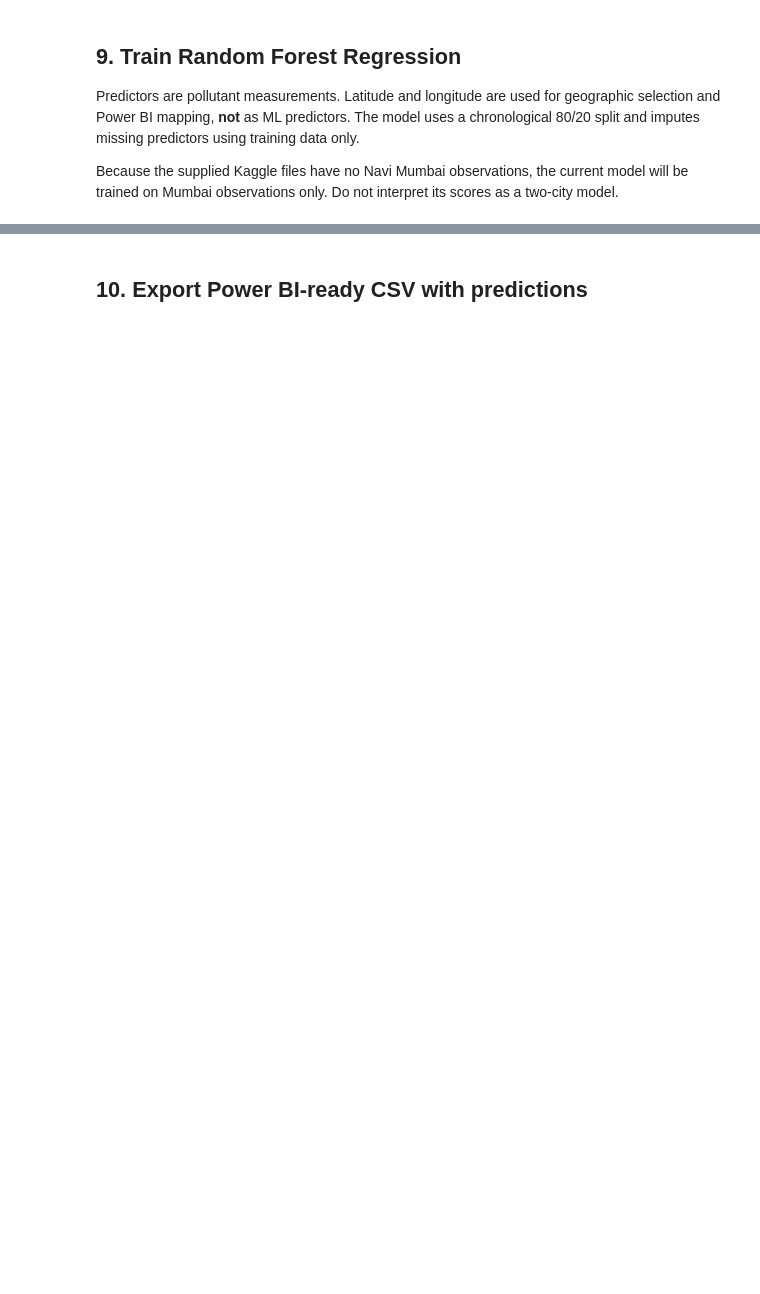
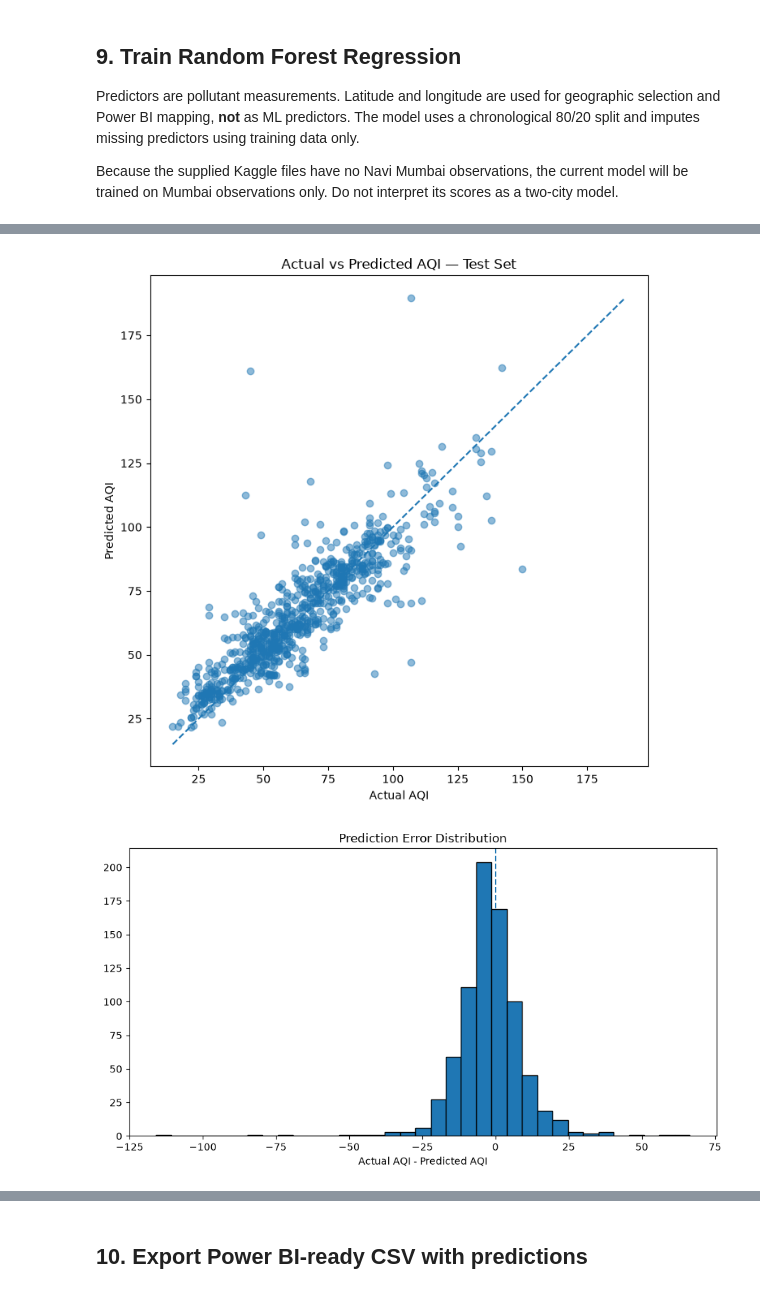
Before and after one commit to shubhamjatania17/DV-Mini-Project, a Jupyter notebook: ML_Pipeline.ipynb, the cells around one changed output, grey strips where cells are left out. Cells and saved outputs as stored; diff of their text form; code cells hidden in the pictures; blank space fills up the shorter version.

Commit message:
Final ML model run

```diff
--- a/ML_Pipeline.ipynb
+++ b/ML_Pipeline.ipynb
@@ -286,9 +409,22 @@ if split_at < 2 or len(model_data) - split_at < 1:
 train_df = model_data.iloc[:split_at].copy()
 test_df = model_data.iloc[split_at:].copy()
 
-X_train = train_df[pollutant_cols]
+# Keep only pollutant columns with at least one observed value in the training period.
+# SimpleImputer may otherwise drop all-empty columns, causing feature-importance length mismatches.
+model_feature_cols = [
+    col for col in pollutant_cols
+    if train_df[col].notna().any()
+]
+dropped_empty_features = sorted(set(pollutant_cols) - set(model_feature_cols))
+if dropped_empty_features:
+    print("Excluding pollutant columns that are entirely missing in the training set:",
+          dropped_empty_features)
+if not model_feature_cols:
+    raise ValueError("No pollutant features have observed values in the training set.")
+
+X_train = train_df[model_feature_cols]
 y_train = train_df["aqi"]
-X_test = test_df[pollutant_cols]
+X_test = test_df[model_feature_cols]
 y_test = test_df["aqi"]
 
 model = Pipeline(steps=[
@@ -314,6 +450,7 @@ metrics = pd.DataFrame([
     {"Metric": "R2", "Value": r2},
     {"Metric": "Training_Rows", "Value": len(train_df)},
     {"Metric": "Test_Rows", "Value": len(test_df)},
+    {"Metric": "Model_Feature_Count", "Value": len(model_feature_cols)},
     {"Metric": "Navi_Mumbai_Observation_Rows", "Value": int((clean["city"].str.lower() == "navi mumbai").sum())}
 ])
 display(metrics)
@@ -323,34 +470,46 @@ metrics.to_csv(OUTPUT_DIR / "model_metrics.csv", index=False)
 plt.figure(figsize=(7, 7))
 plt.scatter(y_test, y_pred, alpha=0.5)
 lo = min(float(y_test.min()), float(np.min(y_pred)))
 hi = max(float(y_test.max()), float(np.max(y_pred)))
 plt.plot([lo, hi], [lo, hi], linestyle="--")
 plt.xlabel("Actual AQI")
 plt.ylabel("Predicted AQI")
 plt.title("Actual vs Predicted AQI — Test Set")
 plt.tight_layout()
 plt.show()
 
 # Error distribution
 errors = y_test.to_numpy() - y_pred
 plt.figure(figsize=(9, 5))
-sns.histplot(errors, bins=35, kde=True)
+plt.hist(errors, bins=35, edgecolor="black")
 plt.axvline(0, linestyle="--")
 plt.xlabel("Actual AQI - Predicted AQI")
 plt.title("Prediction Error Distribution")
 plt.tight_layout()
 plt.show()
 
 rf = model.named_steps["rf"]
+# Derive names from the exact columns used to fit the model. This avoids a
+# ValueError if preprocessing removes columns that were entirely missing.
+feature_importances = np.asarray(rf.feature_importances_).ravel()
+if len(model_feature_cols) != len(feature_importances):
+    raise ValueError(
+        f"Feature-name/importance mismatch: {len(model_feature_cols)} names "
+        f"but {len(feature_importances)} importances. "
+        "Check preprocessing and training feature columns."
+    )
 importance = pd.DataFrame({
-    "Feature": pollutant_cols,
-    "Importance": rf.feature_importances_
+    "Feature": model_feature_cols,
+    "Importance": feature_importances
 }).sort_values("Importance", ascending=False)
 display(importance)
 importance.to_csv(OUTPUT_DIR / "feature_importance.csv", index=False)
 
 plt.figure(figsize=(9, 5))
-sns.barplot(data=importance, x="Importance", y="Feature")
+plt.barh(importance["Feature"][::-1], importance["Importance"][::-1])
 plt.title("Random Forest Feature Importance")
 plt.tight_layout()
 plt.show()
+# %% [output]
+[figure, added]
+[figure, added]
```
Also changed, not shown: parts of 12 cells of this notebook, 5 other files.
